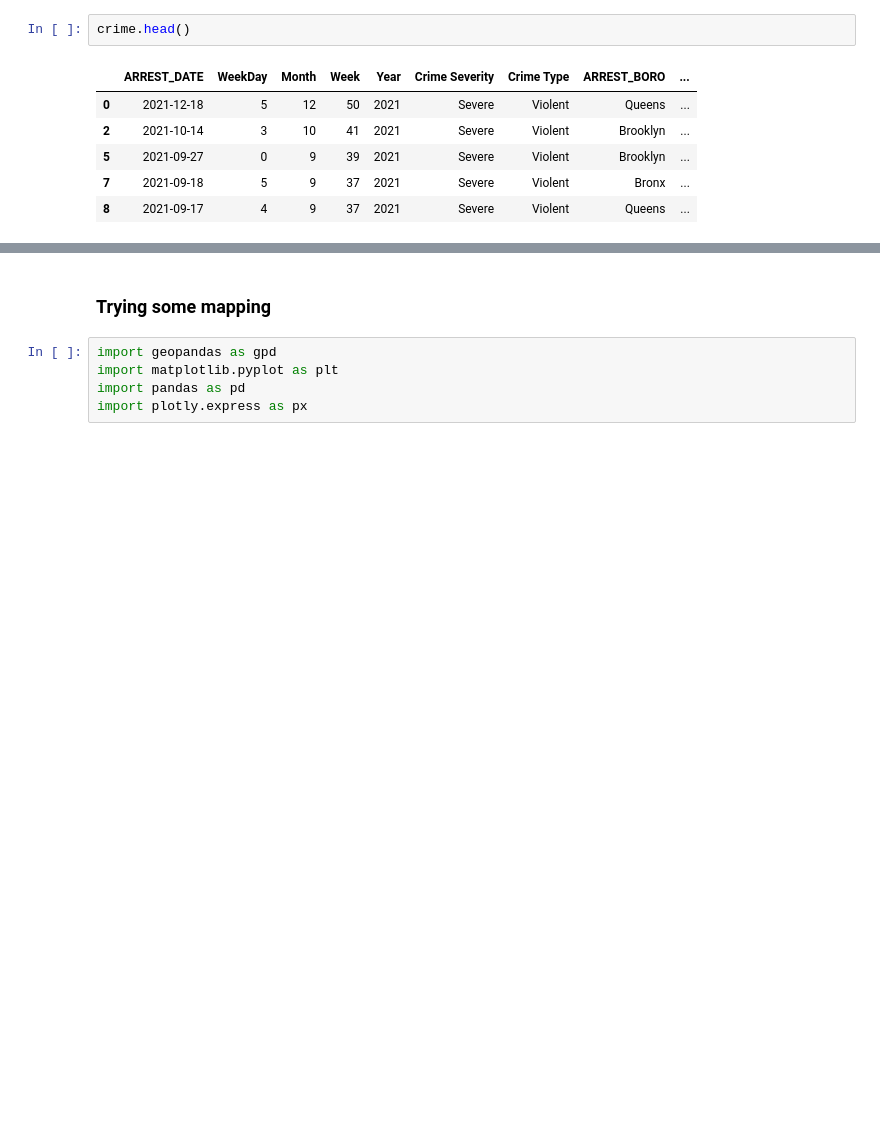
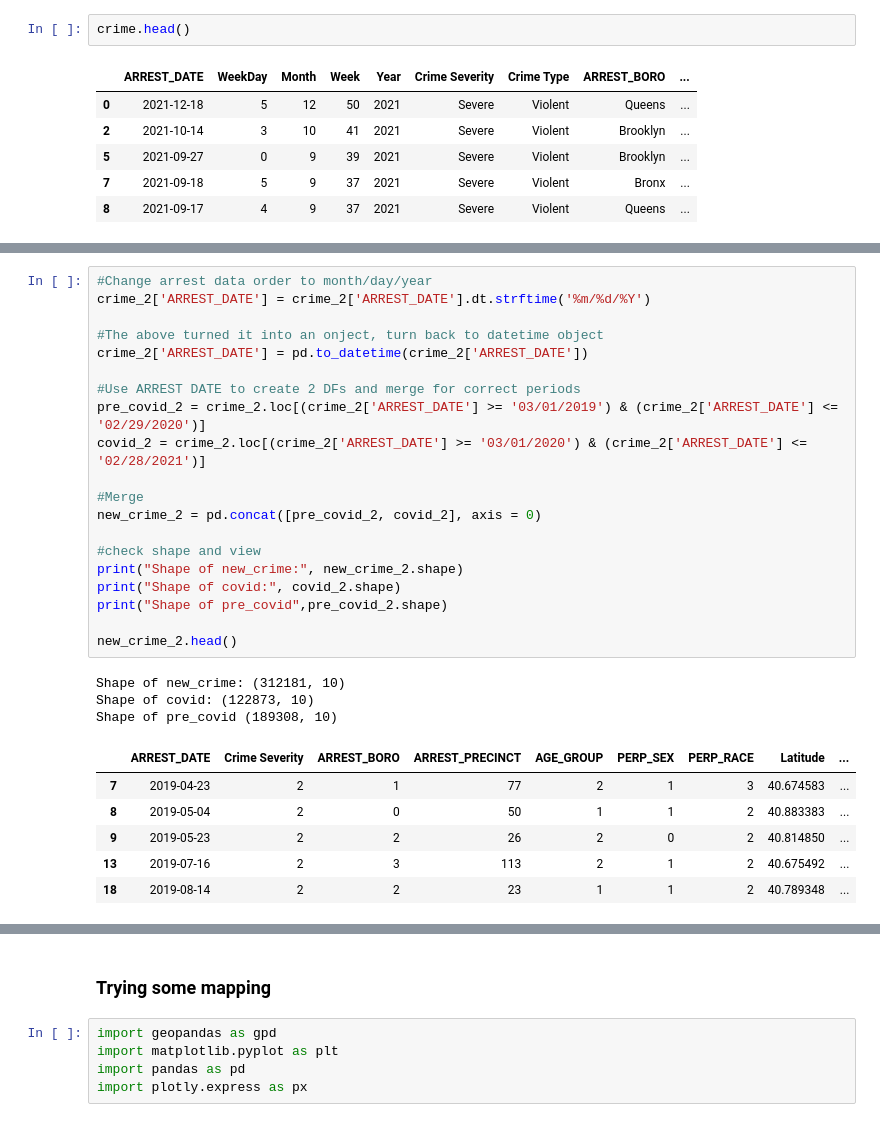
Before and after one commit to MudSnail/MidTerm, a Jupyter notebook: crime_data_preparation_Leah.ipynb, the cells around one changed output, grey strips where cells are left out. Saved outputs shown, nothing was run; the diff lists cells and outputs as text; blank space fills up the shorter version.

```diff
--- a/crime_data_preparation_Leah.ipynb
+++ b/crime_data_preparation_Leah.ipynb
@@ -575,0 +628,30 @@ pre_covid.to_csv('Data/pre_covid_dataset.csv')
+# %%
+#Change arrest data order to month/day/year
+crime_2['ARREST_DATE'] = crime_2['ARREST_DATE'].dt.strftime('%m/%d/%Y')
+
+#The above turned it into an onject, turn back to datetime object
+crime_2['ARREST_DATE'] = pd.to_datetime(crime_2['ARREST_DATE'])
+
+#Use ARREST DATE to create 2 DFs and merge for correct periods
+pre_covid_2 = crime_2.loc[(crime_2['ARREST_DATE'] >= '03/01/2019') & (crime_2['ARREST_DATE'] <= '02/29/2020')]
+covid_2 = crime_2.loc[(crime_2['ARREST_DATE'] >= '03/01/2020') & (crime_2['ARREST_DATE'] <= '02/28/2021')]
+
+#Merge
+new_crime_2 = pd.concat([pre_covid_2, covid_2], axis = 0)
+
+#check shape and view
+print("Shape of new_crime:", new_crime_2.shape)
+print("Shape of covid:", covid_2.shape)
+print("Shape of pre_covid",pre_covid_2.shape)
+
+new_crime_2.head()
+# %% [output]
+Shape of new_crime: (312181, 10)
+Shape of covid: (122873, 10)
+Shape of pre_covid (189308, 10)
+|  | ARREST_DATE | Crime Severity | ARREST_BORO | ARREST_PRECINCT | AGE_GROUP | PERP_SEX | PERP_RACE | Latitude | ... |
+| 7 | 2019-04-23 | 2 | 1 | 77 | 2 | 1 | 3 | 40.674583 | ... |
+| 8 | 2019-05-04 | 2 | 0 | 50 | 1 | 1 | 2 | 40.883383 | ... |
+| 9 | 2019-05-23 | 2 | 2 | 26 | 2 | 0 | 2 | 40.814850 | ... |
+| 13 | 2019-07-16 | 2 | 3 | 113 | 2 | 1 | 2 | 40.675492 | ... |
+| 18 | 2019-08-14 | 2 | 2 | 23 | 1 | 1 | 2 | 40.789348 | ... |
```
Also changed, not shown: parts of 18 cells of this notebook, 16 other files.
